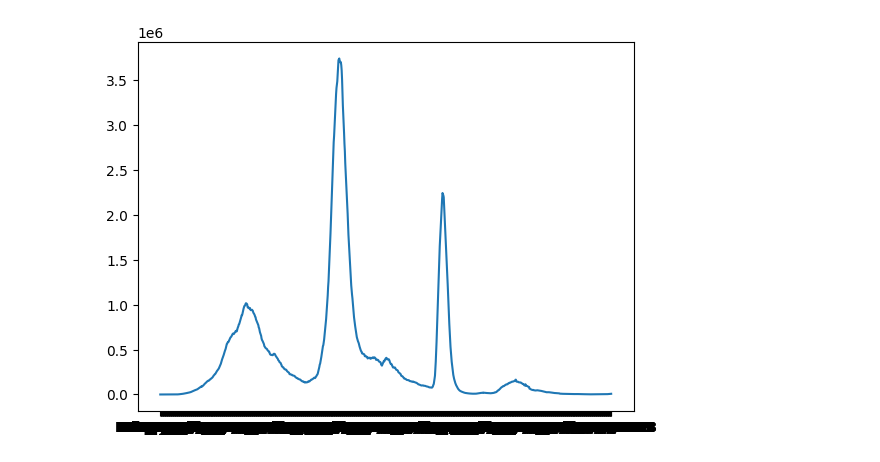
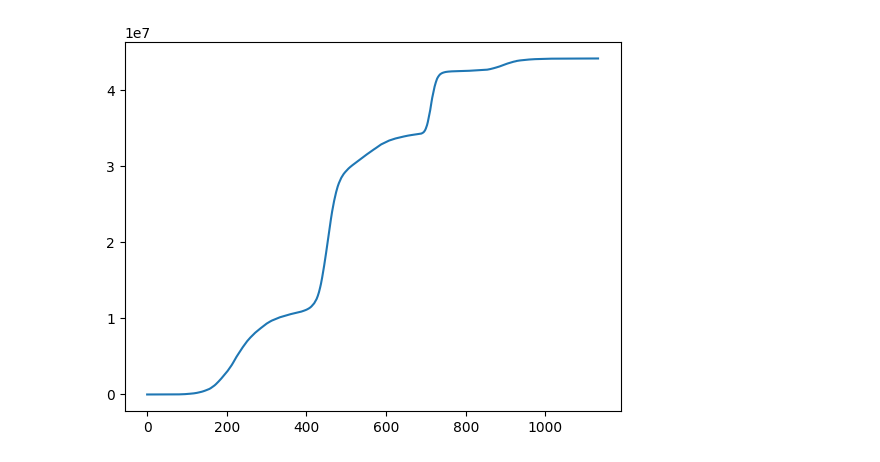
Before and after one commit to TheLapisGoat/SIR-Model-with-MCMC-Analysis, a Jupyter notebook: test.ipynb, the cells around one changed output. Saved outputs shown, nothing was run; the diff lists cells and outputs as text; code cells hidden in the pictures.

```diff
--- a/test.ipynb
+++ b/test.ipynb
@@ -26,5 +39,5 @@ X = data.loc[:, "Dates"]
 # %%
-plt.plot(X, I)
+plt.plot(np.linspace(0, len(I), len(I)), R)
 plt.show()
 # %% [output]
-[figure, old version]
+[figure, new version]
```
Also changed, not shown: parts of 20 cells of this notebook, 10 other files.
